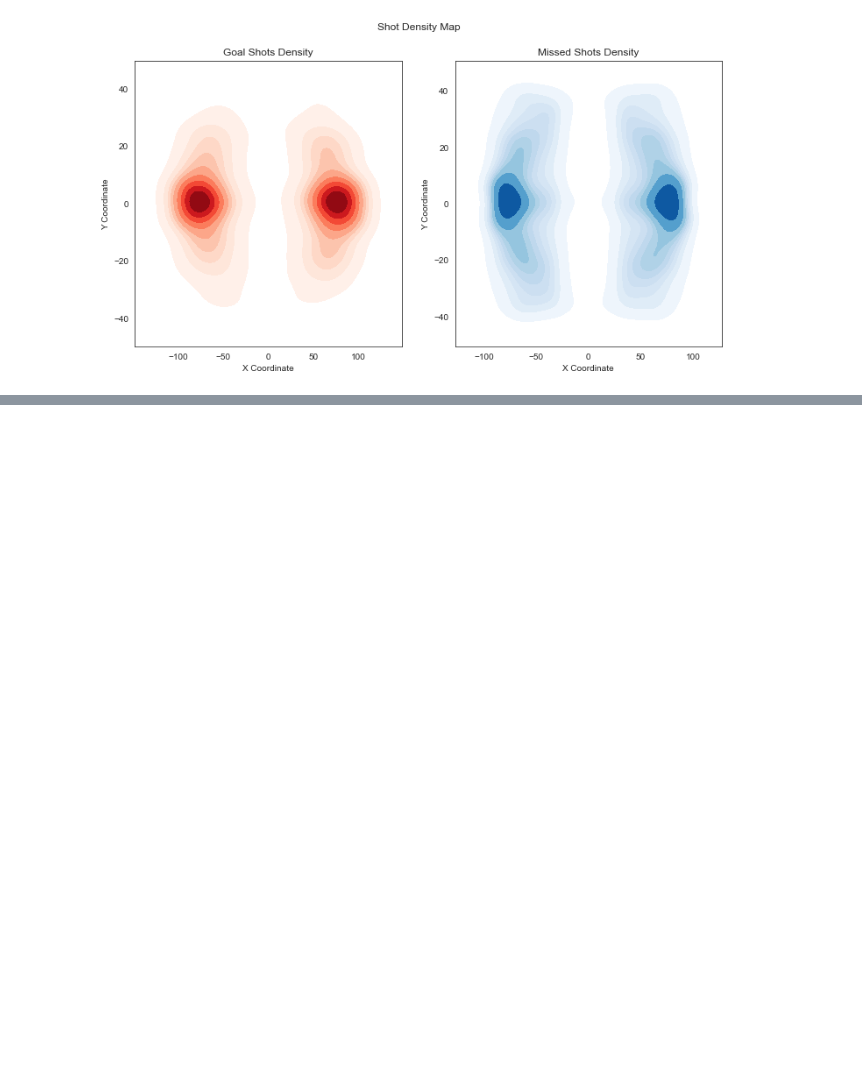
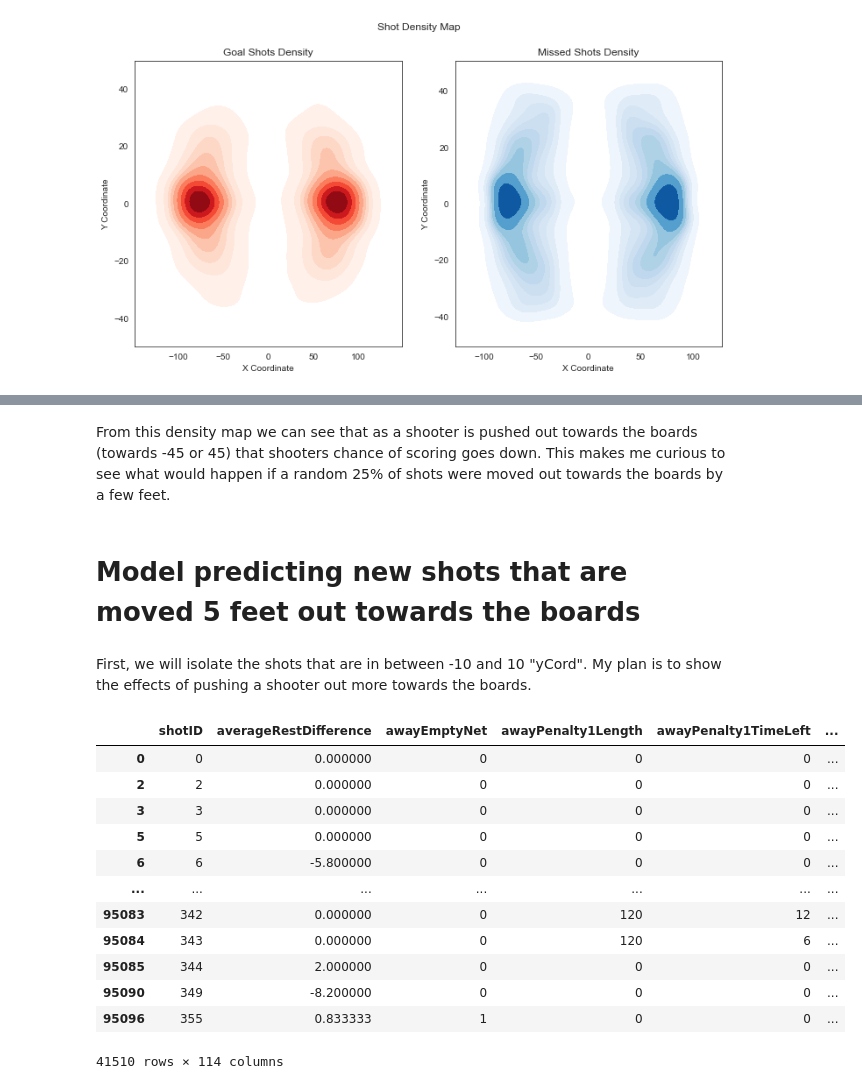
Before and after one commit to MichalOst3389/nhl_team_analysis, a Jupyter notebook: nhl_team_analysis/NHL Notebook.ipynb, the cells around one changed output, grey strips where cells are left out. Cells and saved outputs as stored; diff of their text form; code cells hidden in the pictures; blank space fills up the shorter version.

```diff
--- a/nhl_team_analysis/NHL Notebook.ipynb
+++ b/nhl_team_analysis/NHL Notebook.ipynb
@@ -360,0 +357,6 @@ plt.show()
+# %% [markdown]
+From this density map we can see that as a shooter is pushed out towards the boards (towards -45 or 45) that shooters chance of scoring goes down.  This makes me curious to see what would happen if a random 25% of shots were moved out towards the boards by a few feet.
+# %% [markdown]
+# Model predicting new shots that are moved 5 feet out towards the boards
+# %% [markdown]
+First, we will isolate the shots that are in between -10 and 10 "yCord".  My plan is to show the effects of pushing a shooter out more towards the boards.
@@ -360,0 +368,16 @@ plt.show()
+# %%
+yCord_shots
+# %% [output]
+|  | shotID | averageRestDifference | awayEmptyNet | awayPenalty1Length | awayPenalty1TimeLeft | ... |
+| 0 | 0 | 0.000000 | 0 | 0 | 0 | ... |
+| 2 | 2 | 0.000000 | 0 | 0 | 0 | ... |
+| 3 | 3 | 0.000000 | 0 | 0 | 0 | ... |
+| 5 | 5 | 0.000000 | 0 | 0 | 0 | ... |
+| 6 | 6 | -5.800000 | 0 | 0 | 0 | ... |
+| ... | ... | ... | ... | ... | ... | ... |
+| 95083 | 342 | 0.000000 | 0 | 120 | 12 | ... |
+| 95084 | 343 | 0.000000 | 0 | 120 | 6 | ... |
+| 95085 | 344 | 2.000000 | 0 | 0 | 0 | ... |
+| 95090 | 349 | -8.200000 | 0 | 0 | 0 | ... |
+| 95096 | 355 | 0.833333 | 1 | 0 | 0 | ... |
+41510 rows × 114 columns
```
Also changed, not shown: parts of 9 cells of this notebook.
